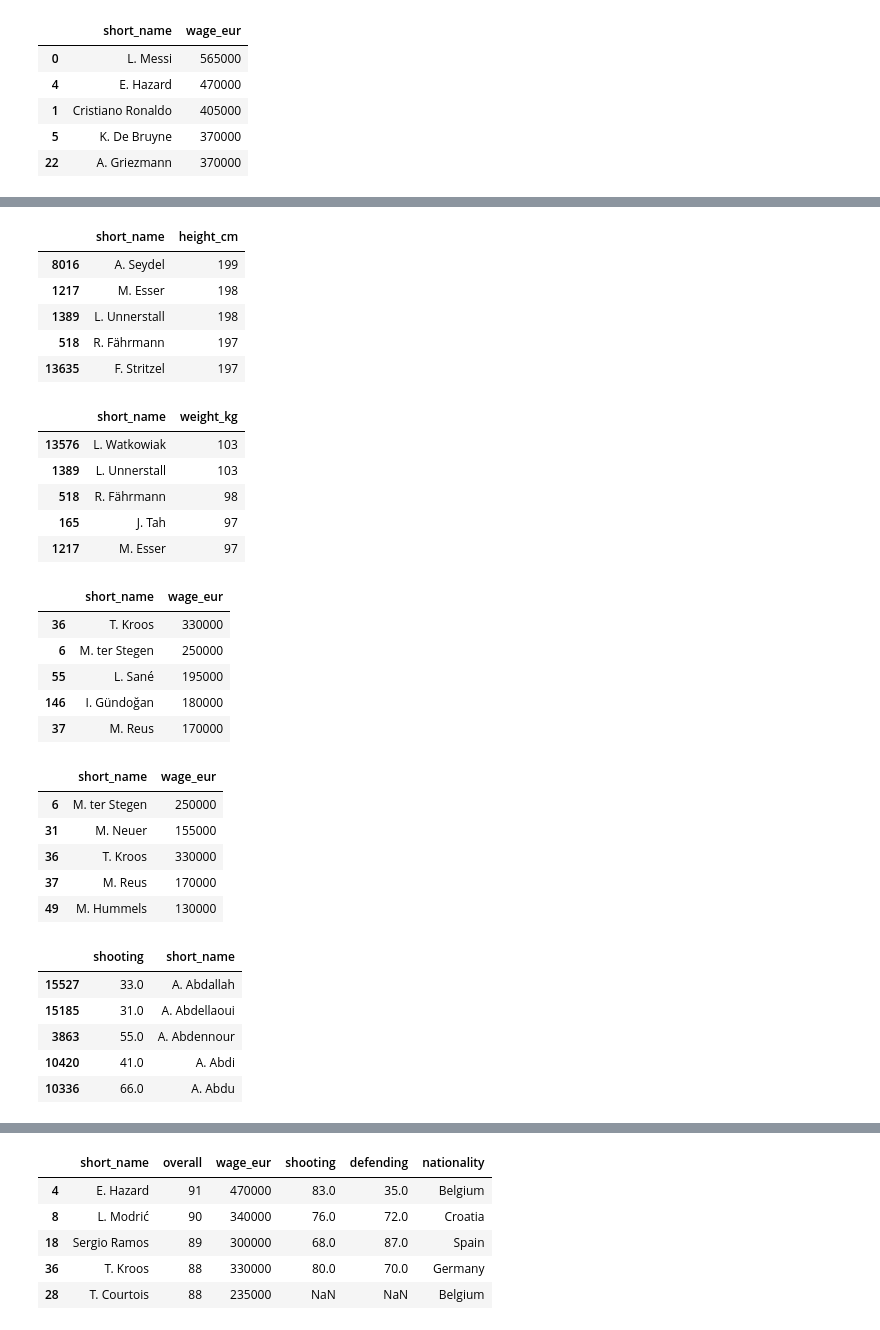
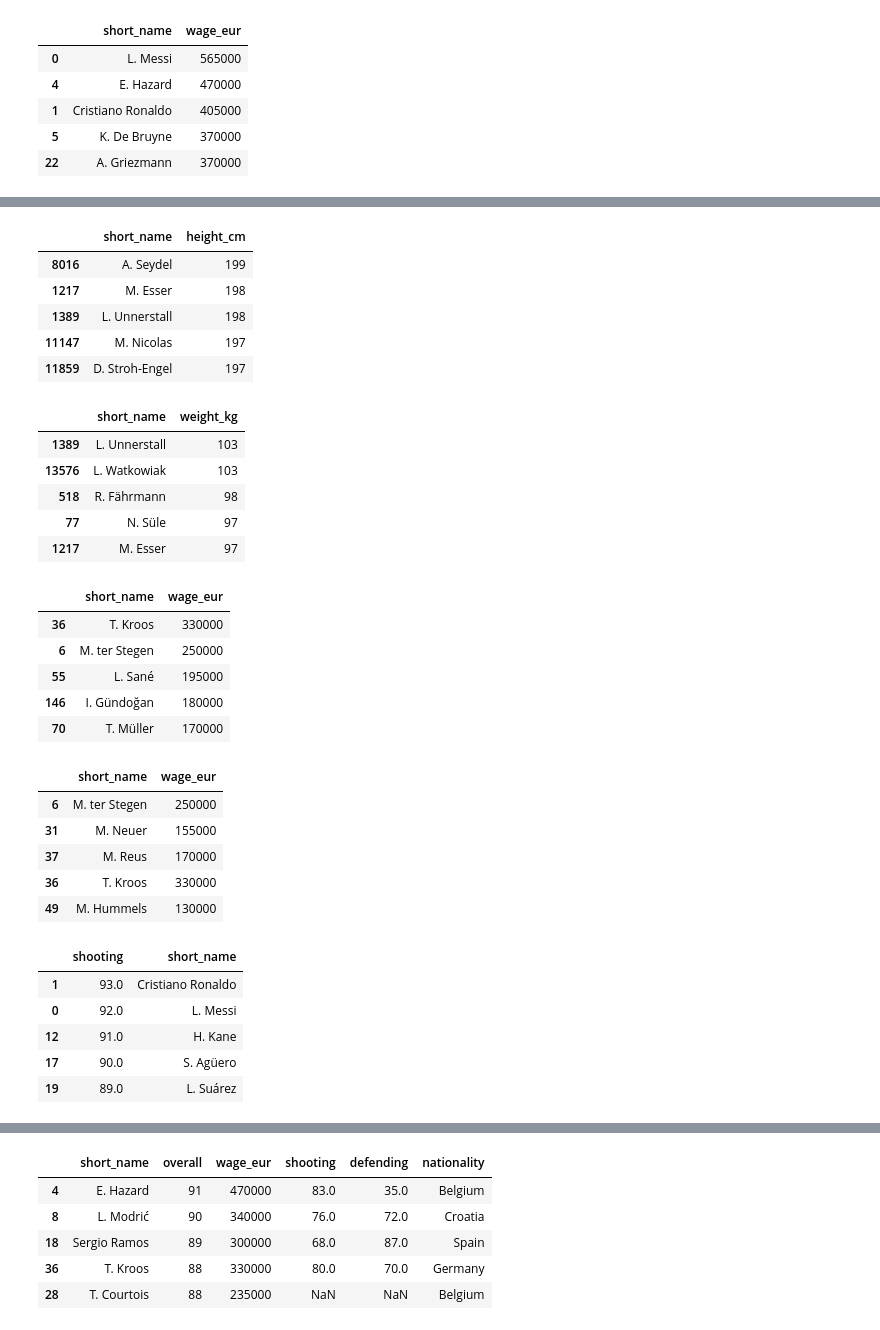
Before and after one commit to CuChulainn64/data_project1, a Jupyter notebook: dataproject_1.ipynb, the cells around one changed output, grey strips where cells are left out. Saved outputs shown, nothing was run; the diff lists cells and outputs as text; code cells hidden in the pictures.

```diff
--- a/dataproject_1.ipynb
+++ b/dataproject_1.ipynb
@@ -6,7 +5,7 @@ import seaborn as sns
 # %%
 df = pd.read_csv('players_20.csv')
 #sort the dataframe on the overall column
-df = df.sort_values(by=['overall'], ascending=False)
+df.sort_values(by=['overall'], ascending=False, inplace=True)
 #print the top 5 players
 df.head(5)
 # %% [output]
@@ -103,7 +101,6 @@ top_five_and_their_wages
 # %%
-#sort df by the wage_eur column
-df.sort_values(by="wage_eur", ascending=False, inplace=True)
-df[["short_name", "wage_eur"]].head(5)
+#sort df by the wage_eur column. Inplace is set to the default value of False.
+df.sort_values(by="wage_eur", ascending=False)[["short_name", "wage_eur"]].head(5)
 # %% [output]
 |  | short_name | wage_eur |
 | 0 | L. Messi | 565000 |
@@ -149,23 +147,26 @@ german_players.head(10).reset_index().drop('index', axis=1)
 10 rows × 104 columns
 # %%
+#sort german players by height
 german_players.sort_values(by=["height_cm"], ascending=False).head(5)[["short_name", "height_cm"]]
 # %% [output]
 |  | short_name | height_cm |
 | 8016 | A. Seydel | 199 |
 | 1217 | M. Esser | 198 |
 | 1389 | L. Unnerstall | 198 |
-| 518 | R. Fährmann | 197 |
-| 13635 | F. Stritzel | 197 |
+| 11147 | M. Nicolas | 197 |
+| 11859 | D. Stroh-Engel | 197 |
 # %%
+#sort german players by weight
 german_players.sort_values(by=["weight_kg"], ascending=False).head(5)[["short_name", "weight_kg"]]
 # %% [output]
 |  | short_name | weight_kg |
+| 1389 | L. Unnerstall | 103 |
 | 13576 | L. Watkowiak | 103 |
-| 1389 | L. Unnerstall | 103 |
 | 518 | R. Fährmann | 98 |
-| 165 | J. Tah | 97 |
+| 77 | N. Süle | 97 |
 | 1217 | M. Esser | 97 |
 # %%
+#sort german players by wage
 german_players.sort_values(by=["wage_eur"], ascending=False).head(5)[["short_name", "wage_eur"]]
 # %% [output]
 |  | short_name | wage_eur |
@@ -173,24 +174,27 @@ german_players.sort_values(by=["wage_eur"], ascending=False).head(5)[["short_nam
 | 6 | M. ter Stegen | 250000 |
 | 55 | L. Sané | 195000 |
 | 146 | I. Gündoğan | 180000 |
-| 37 | M. Reus | 170000 |
+| 70 | T. Müller | 170000 |
 # %%
+#sort players by overall. Show only their short name and wage
 german_players.sort_values(by=["overall"], ascending=False).head(5)[["short_name", "wage_eur"]]
 # %% [output]
 |  | short_name | wage_eur |
 | 6 | M. ter Stegen | 250000 |
 | 31 | M. Neuer | 155000 |
+| 37 | M. Reus | 170000 |
 | 36 | T. Kroos | 330000 |
-| 37 | M. Reus | 170000 |
 | 49 | M. Hummels | 130000 |
 # %%
+#check to see if the player has a short name
 has_short_name = df.loc[df['short_name'] != ""]
-has_short_name.sort_values(by=['short_name']).head(5)[["shooting", "short_name"]]
+#sort by shooting
+has_short_name.sort_values(by=['shooting'], ascending=False).head(5)[["shooting", "short_name"]]
 # %% [output]
 |  | shooting | short_name |
-| 15527 | 33.0 | A. Abdallah |
-| 15185 | 31.0 | A. Abdellaoui |
-| 3863 | 55.0 | A. Abdennour |
-| 10420 | 41.0 | A. Abdi |
-| 10336 | 66.0 | A. Abdu |
+| 1 | 93.0 | Cristiano Ronaldo |
+| 0 | 92.0 | L. Messi |
+| 12 | 91.0 | H. Kane |
+| 17 | 90.0 | S. Agüero |
+| 19 | 89.0 | L. Suárez |
 # %%
```
Also changed, not shown: parts of 13 cells of this notebook.
